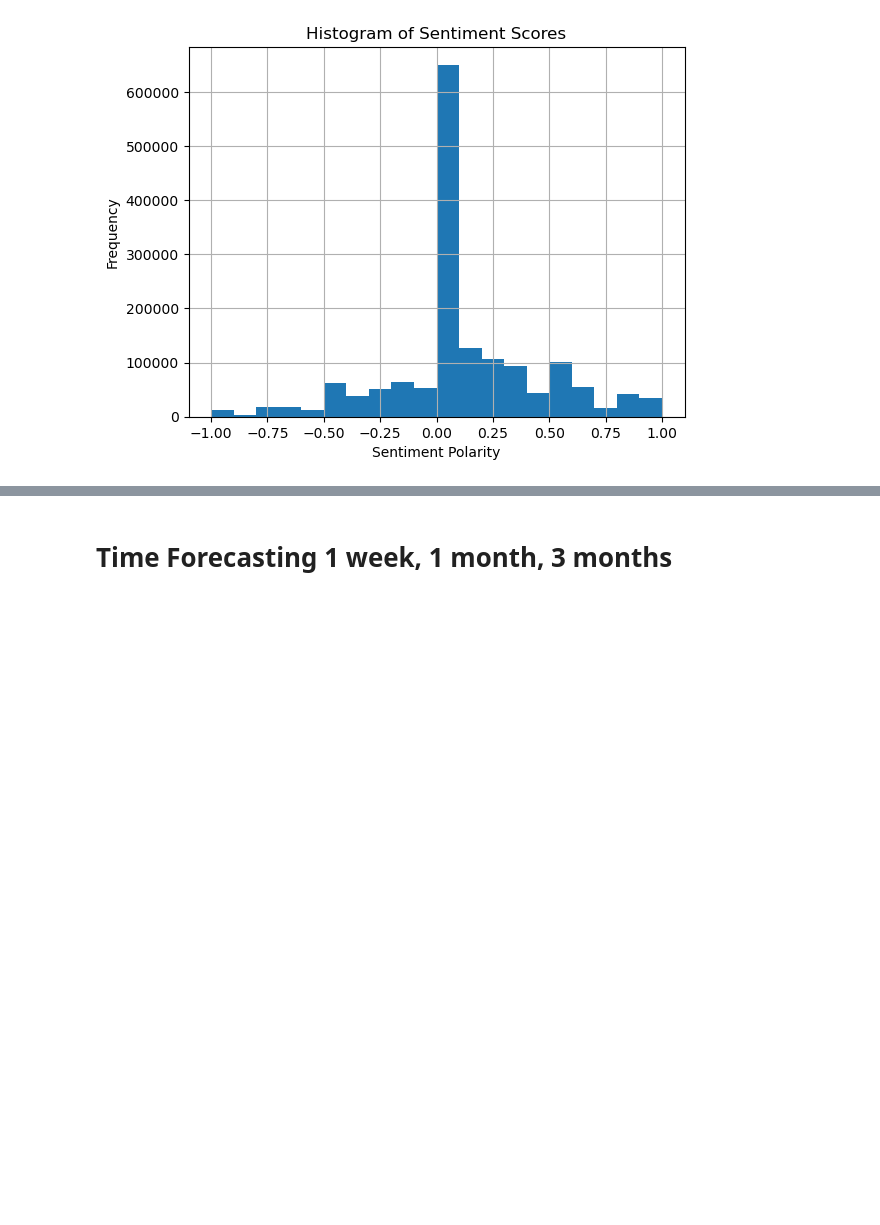
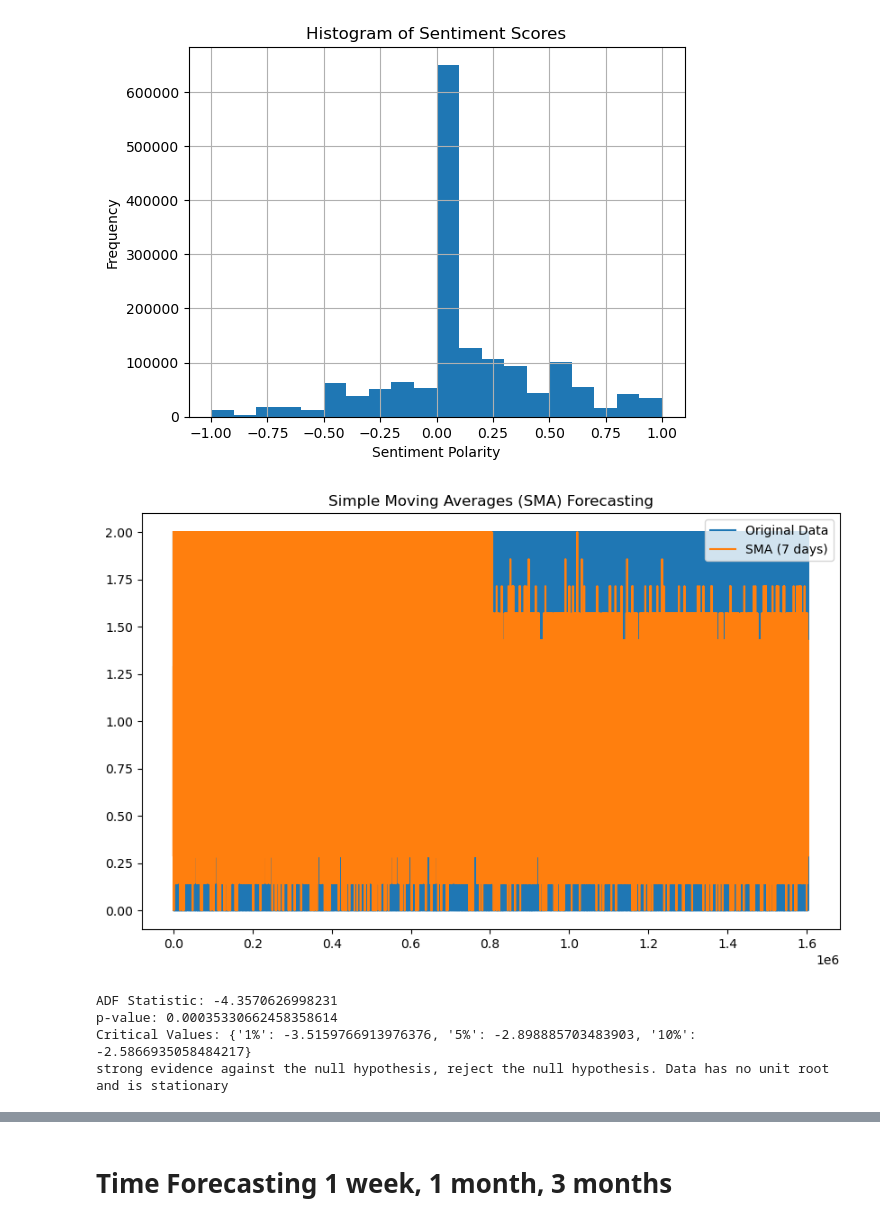
Before and after one commit to bhallimk/1_Sentiment_Analysis, a Jupyter notebook: CA2.ipynb, the cells around one changed output, grey strips where cells are left out. Drawn from its saved outputs; the diff is of its cells as text; code cells hidden in the pictures; blank space fills up the shorter version.

```diff
--- a/CA2.ipynb
+++ b/CA2.ipynb
@@ -831,3 +834,17 @@ plt.ylabel('Frequency')
 plt.show()
 # %% [output]
 [figure]
+# %%
+# Calculate Simple Moving Average with a window size of, say, 7 days
+window_size = 7
+sma = merged_df['label'].rolling(window=window_size).mean()
+
+# Plotting the original data and SMA
+plt.figure(figsize=(10, 6))
+plt.plot(merged_df['label'], label='Original Data')
+plt.plot(sma, label=f'SMA ({window_size} days)')
+plt.legend()
+plt.title('Simple Moving Averages (SMA) Forecasting')
+plt.show();
+# %% [output]
+[figure, added]
@@ -833,0 +858,20 @@ plt.show()
+# %%
+
+# Function to perform Dickey-Fuller test
+def adf_test(timeseries):
+    result = adfuller(timeseries, autolag='AIC')
+    print('ADF Statistic:', result[0])
+    print('p-value:', result[1])
+    print('Critical Values:', result[4])
+    if result[1] <= 0.05:
+        print("strong evidence against the null hypothesis, reject the null hypothesis. Data has no unit root and is stationary")
+    else:
+        print("weak evidence against null hypothesis, time series has a unit root, indicating it is non-stationary ")
+
+# Perform Dickey-Fuller test
+adf_test(daily_data)
+# %% [output]
+ADF Statistic: -4.3570626998231
+p-value: 0.00035330662458358614
+Critical Values: {'1%': -3.5159766913976376, '5%': -2.898885703483903, '10%': -2.5866935058484217}
+strong evidence against the null hypothesis, reject the null hypothesis. Data has no unit root and is stationary
```
Also changed, not shown: parts of 7 cells of this notebook.
